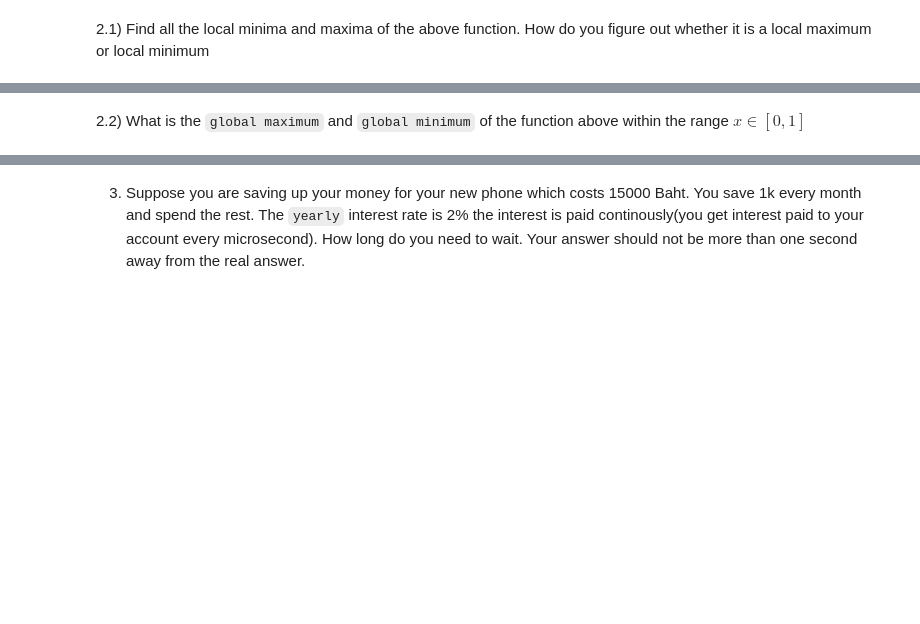
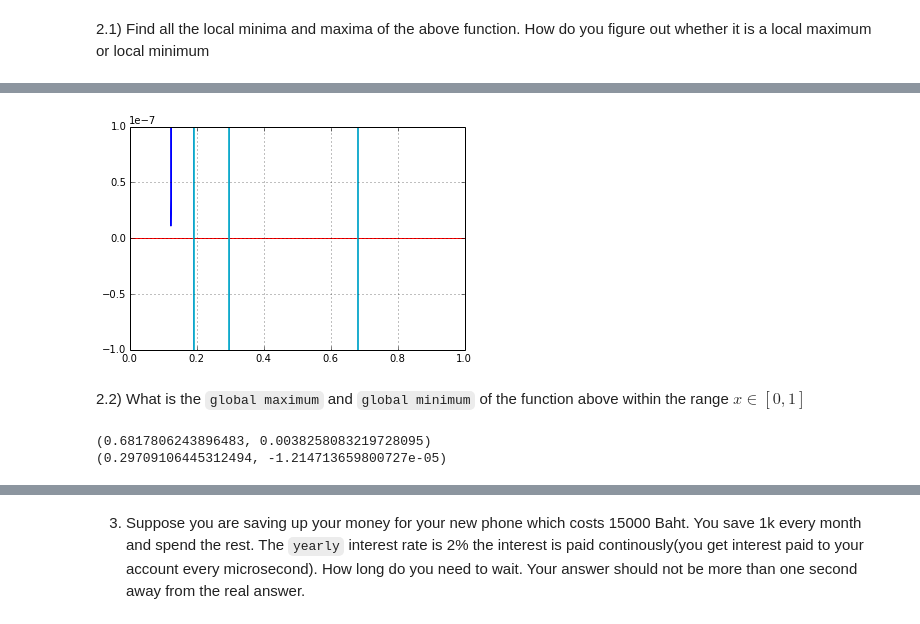
Before and after one commit to KongsakTi/NumMeth, a Jupyter notebook: Week02/Homework2.ipynb, the cells around one changed output, grey strips where cells are left out. Cells and saved outputs as stored; diff of their text form; code cells hidden in the pictures; blank space fills up the shorter version.

```diff
--- a/Week02/Homework2.ipynb
+++ b/Week02/Homework2.ipynb
@@ -106,2 +131,20 @@ plt.axhline(-1e-6, c = 'r', ls='--')
 # %% [markdown]
 2.1) Find all the local minima and maxima of the above function. How do you figure out whether it is a local maximum or local minimum
+# %%
+def f_dx(x):
+    return 0.0072868 - 0.0977383*2*x + 0.664685*3*x**2 - \
+            2.40773*4*x**3 + 4.46766*5*x**4 - 3.7091*6*x**5 + 7*x**6
+# %%
+def findInt_wrapper(cal, lim):
+    def findInt(fm, to):
+        mid = (fm + to)/2.
+        while (not np.abs(cal(mid)) <= lim):
+            if cal(fm) * cal(mid) < 0:
+                to = mid
+            else:
+                fm = mid
+            mid = (fm + to)/2.
+            if (fm == to): return None
+        return mid
+    return findInt
+findInt = findInt_wrapper(f_dx, 1e-7)
@@ -107,0 +160,12 @@ plt.axhline(-1e-6, c = 'r', ls='--')
+# %%
+plt.plot(xs, f_dx(xs))
+plt.axhline(0, c = 'r')
+plt.xlim(0, 1)
+plt.ylim(-1e-7, 1e-7)
+plt.axhline(1e-6, c = 'g', ls='--')
+plt.axhline(-1e-6, c = 'r', ls='--')
+plt.grid(True)
+for x_int in x_ints:
+    plt.axvline(x_int, c = 'c', ls='-', lw=2, alpha=0.75)
+# %% [output]
+[figure, added]
@@ -108,2 +182,28 @@ plt.axhline(-1e-6, c = 'r', ls='--')
 # %% [markdown]
 2.2) What is the `global maximum` and `global minimum` of the function above within the range $x\in[0,1]$
+# %%
+glob_max = (x_ints[0], f(x_ints[0]))
+glob_min = (x_ints[0], f(x_ints[0]))
+
+def compareMax(pair_1, pair_2):
+    if pair_1[1] < pair_2[1]:
+        return pair_2
+    return pair_1
+
+def compareMin(pair_1, pair_2):
+    if pair_1[1] > pair_2[1]:
+        return pair_2
+    return pair_1
+
+
+for x_int in x_ints:
+    pair =  (x_int, f(x_int))
+
+    glob_max = compareMax(glob_max, pair)
+    glob_min = compareMin(glob_min, pair)
+
+print glob_max
+print glob_min
+# %% [output]
+(0.6817806243896483, 0.0038258083219728095)
+(0.29709106445312494, -1.214713659800727e-05)
```
Also changed, not shown: parts of 9 cells of this notebook.
